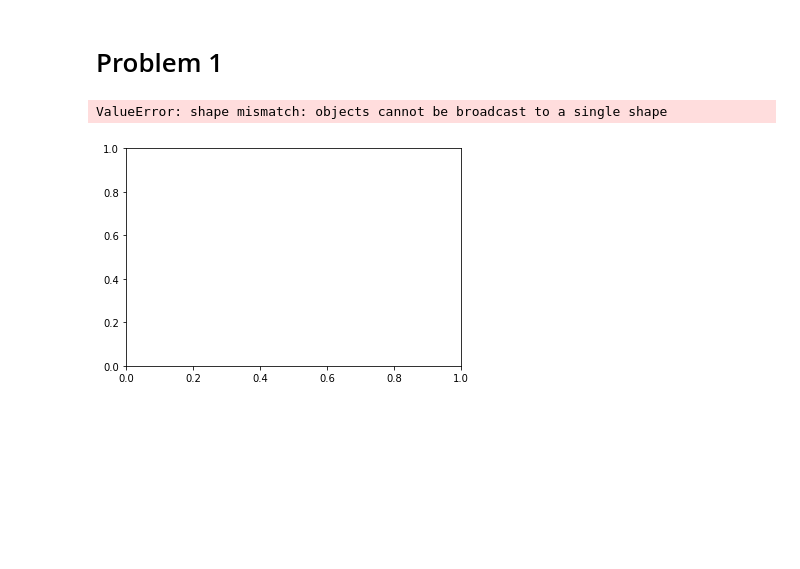
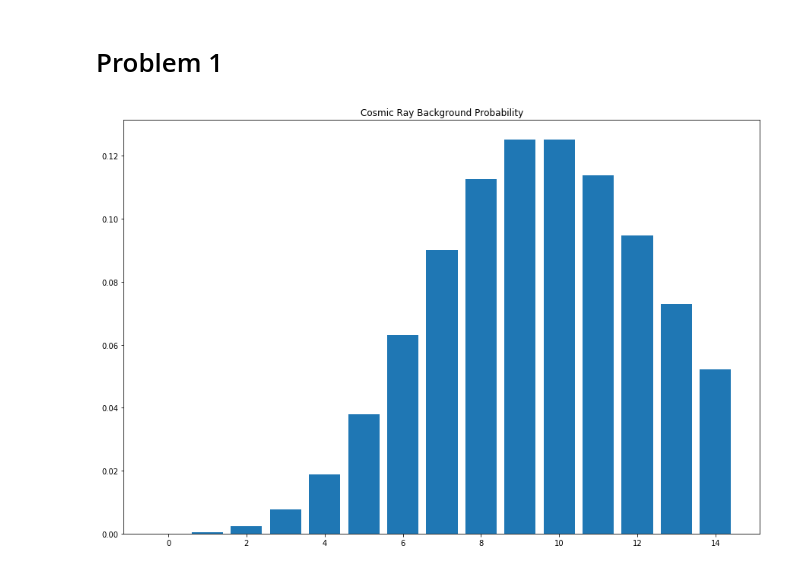
Before and after one commit to s-agiedd/PHYS_434, a Jupyter notebook: Labs/Alyssa_Giedd_Lab2.ipynb, the cells around one changed output. Drawn from its saved outputs; the diff is of its cells as text; code cells hidden in the pictures; blank space fills up the shorter version.

```diff
--- a/Labs/Alyssa_Giedd_Lab2.ipynb
+++ b/Labs/Alyssa_Giedd_Lab2.ipynb
@@ -7,19 +7,27 @@ import matplotlib.pyplot as plt
 import scipy
 from scipy import stats as stats
 from scipy.stats import norm as norm
-from scipy.stats import chi2 as chi2
+plt.rcParams["figure.figsize"] = (15,10)
 # %%
 #A) Show how the probability distribution of the background changes as you integrate (sum) for more days.
 #Average Cosmic Ray Background (X)
-X = [5, 5, 5]
+X = 5
 
 #Average Number of Gamma Rays emmitted by source (Y)
-Y = [10, 10, 10]
+Y = 10
 
-dist = np.convolve(X, Y)
+#Array Definition
+x_vals = []
+y_avg = []
 
-plt.bar(np.linspace(0, 5), dist)
+#populate x_vals and y_avg with appropriate index and poisson values
+for index in range(15):
+    x_vals.append(index)
+    y_avg.append(stats.poisson.pmf(index, Y))
+
+#Produce graph
+plt.bar(x_vals, y_avg)
+plt.title("Cosmic Ray Background Probability")
 plt.show()
 # %% [output]
-ValueError: shape mismatch: objects cannot be broadcast to a single shape
-[figure, old version]
+[figure, new version]
```
Also changed, not shown: parts of 16 cells of this notebook, 1 other file.
